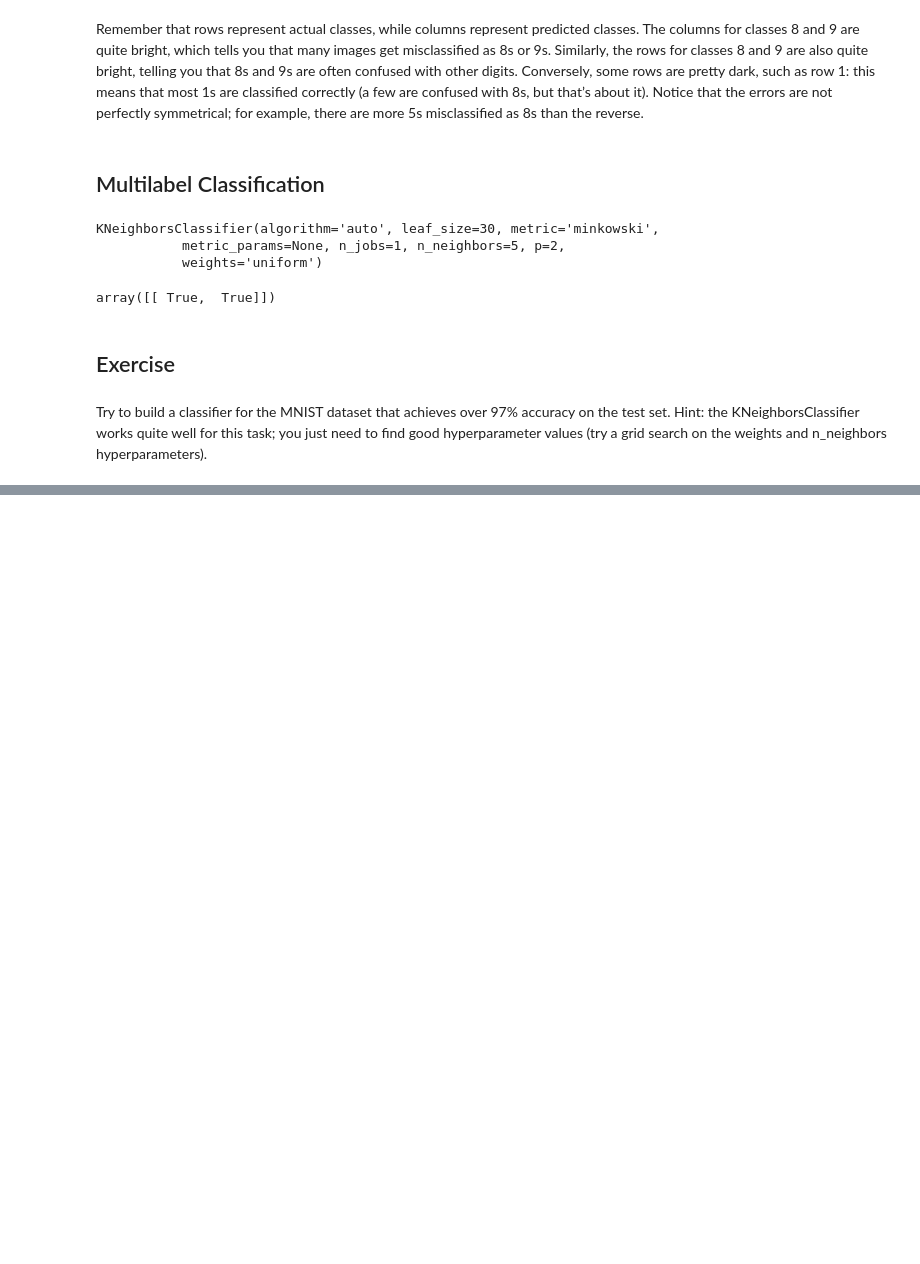
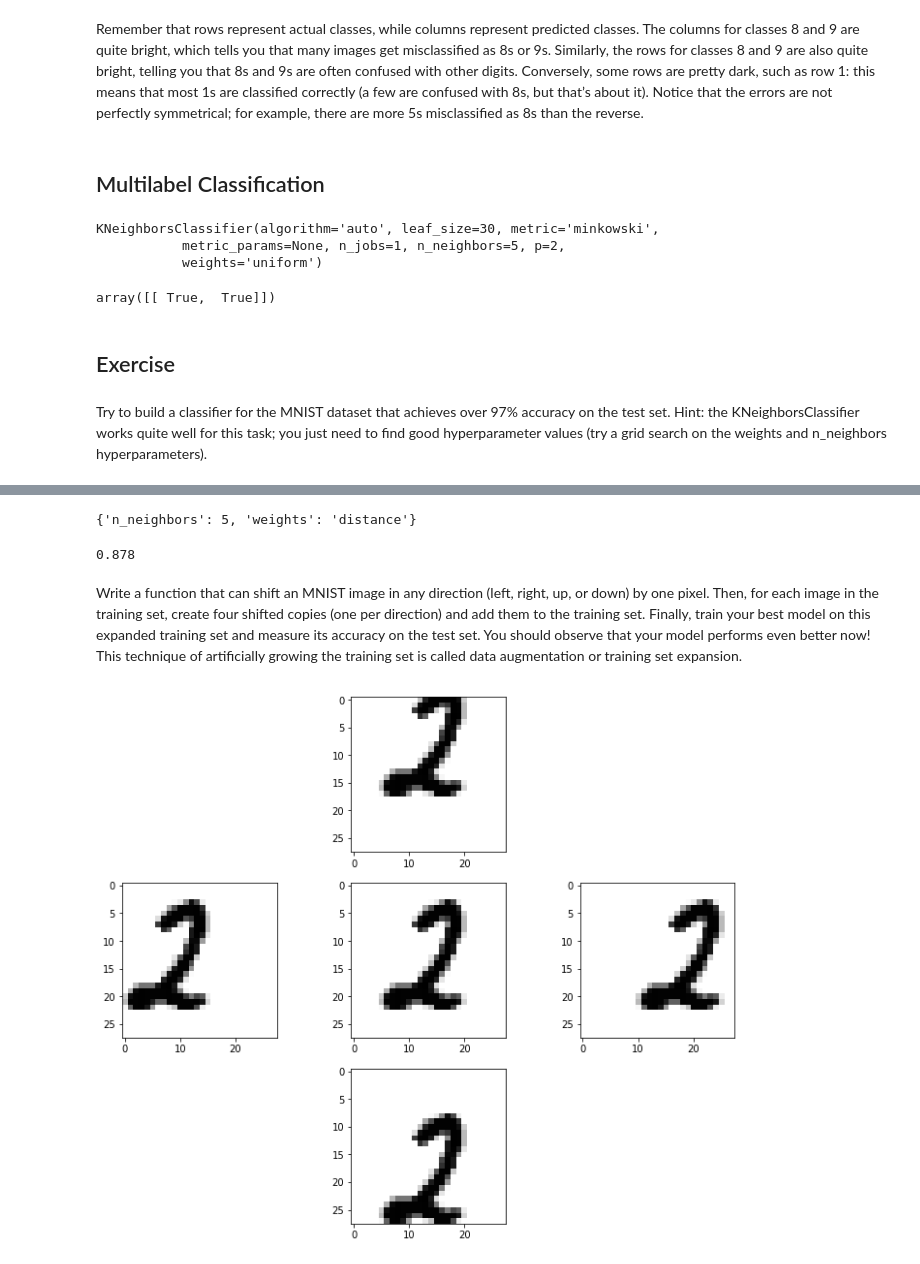
Before and after one commit to ronnieszq/study_sklearn, a Jupyter notebook: mnist/mnist_classification.ipynb, the cells around one changed output, grey strips where cells are left out. Cells and saved outputs as stored; diff of their text form; code cells hidden in the pictures; blank space fills up the shorter version.

```diff
--- a/mnist/mnist_classification.ipynb
+++ b/mnist/mnist_classification.ipynb
@@ -286,0 +320,42 @@ from sklearn.model_selection import GridSearchCV
+# %%
+clf.best_params_
+# %% [output]
+{'n_neighbors': 5, 'weights': 'distance'}
+# %%
+clf.best_score_
+# %% [output]
+0.878
+# %% [markdown]
+Write a function that can shift an MNIST image in any direction (left, right, up, or down) by one pixel. Then, for each image in the training set, create four shifted copies (one per direction) and add them to the training set. Finally, train your best model on this expanded training set and measure its accuracy on the test set. You should observe that your model performs even better now! This technique of artificially growing the training set is called data augmentation or training set expansion.
+# %%
+from scipy.ndimage.interpolation import shift
+
+def shift_image(image, dx, dy):
+    image = image.reshape((28, 28))
+    shifted_image = shift(image, [dx, dy], cval=0)
+    return shifted_image.reshape([-1])
+# %%
+# verify the shift_image utility by visualizing some images
+image = X_train[1000]
+shifted_image_up = shift_image(image, -5, 0)
+shifted_image_down = shift_image(image, 5, 0)
+shifted_image_left = shift_image(image, 0, -5)
+shifted_image_right = shift_image(image, 0, 5)
+
+grids = {
+    2: shifted_image_up,
+    4: shifted_image_left,
+    5: image,
+    6: shifted_image_right,
+    8: shifted_image_down
+}
+
+plt.figure(figsize=(12,10))
+for loc in grids:
+    plt.subplot(3, 3, loc)
+#     plt.title("Original", fontsize=14)
+    plt.imshow(grids[loc].reshape(28, 28), interpolation="nearest", cmap=matplotlib.cm.binary)
+#     plt.axis("off")
+plt.show()
+# %% [output]
+[figure, added]
```
Also changed, not shown: parts of 17 cells of this notebook.
